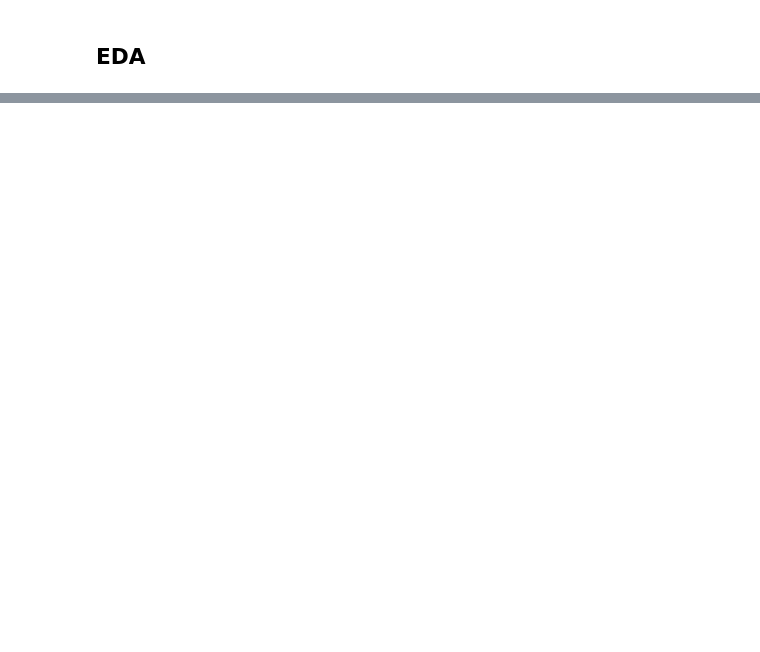
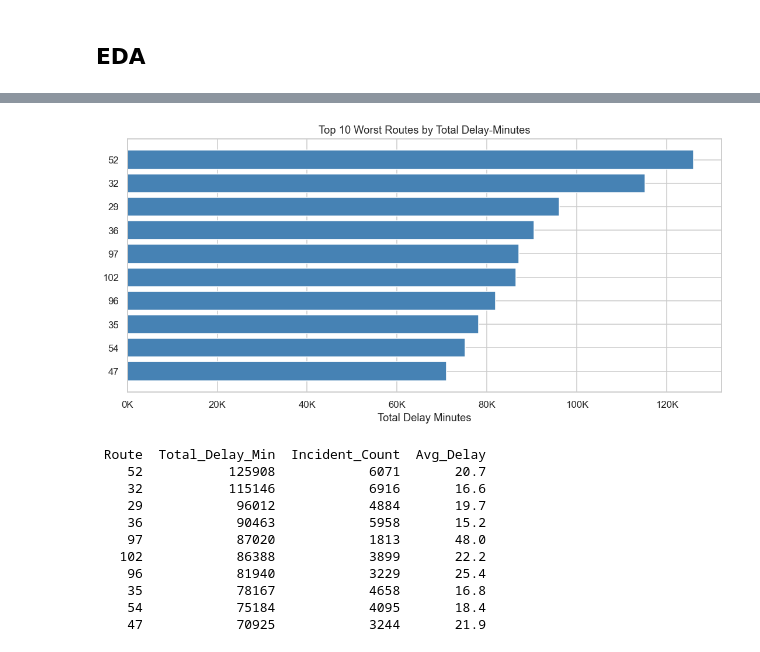
Before and after one commit to jasonqiu0/ttc-delay-analysis, a Jupyter notebook: bus.ipynb, the cells around one changed output, grey strips where cells are left out. Saved outputs shown, nothing was run; the diff lists cells and outputs as text; code cells hidden in the pictures; blank space fills up the shorter version.

```diff
--- a/bus.ipynb
+++ b/bus.ipynb
@@ -309,0 +475,38 @@ df.head()
+# %%
+# worst routes by total minutes
+route_stats = (
+    df[df["Min Delay"] > 0]
+    .groupby("Route")
+    .agg(
+        Total_Delay_Min=("Min Delay", "sum"),
+        Incident_Count=("Min Delay", "count"),
+        Avg_Delay=("Min Delay", "mean"),
+    )
+    .reset_index()
+    .sort_values("Total_Delay_Min", ascending=False)
+    .head(10)
+)
+route_stats["Avg_Delay"] = route_stats["Avg_Delay"].round(1)
+
+fig, ax = plt.subplots(figsize=(10, 5))
+ax.barh(route_stats["Route"].astype(str)[::-1], route_stats["Total_Delay_Min"][::-1], color="steelblue")
+ax.set_xlabel("Total Delay Minutes")
+ax.set_title("Top 10 Worst Routes by Total Delay-Minutes")
+ax.xaxis.set_major_formatter(plt.FuncFormatter(lambda x, _: f"{x/1000:.0f}K"))
+plt.tight_layout()
+plt.show()
+
+print(route_stats[["Route","Total_Delay_Min","Incident_Count","Avg_Delay"]].to_string(index=False))
+# %% [output]
+[figure, added]
+ Route  Total_Delay_Min  Incident_Count  Avg_Delay
+    52           125908            6071       20.7
+    32           115146            6916       16.6
+    29            96012            4884       19.7
+    36            90463            5958       15.2
+    97            87020            1813       48.0
+   102            86388            3899       22.2
+    96            81940            3229       25.4
+    35            78167            4658       16.8
+    54            75184            4095       18.4
+    47            70925            3244       21.9
```
Also changed, not shown: parts of 7 cells of this notebook.
